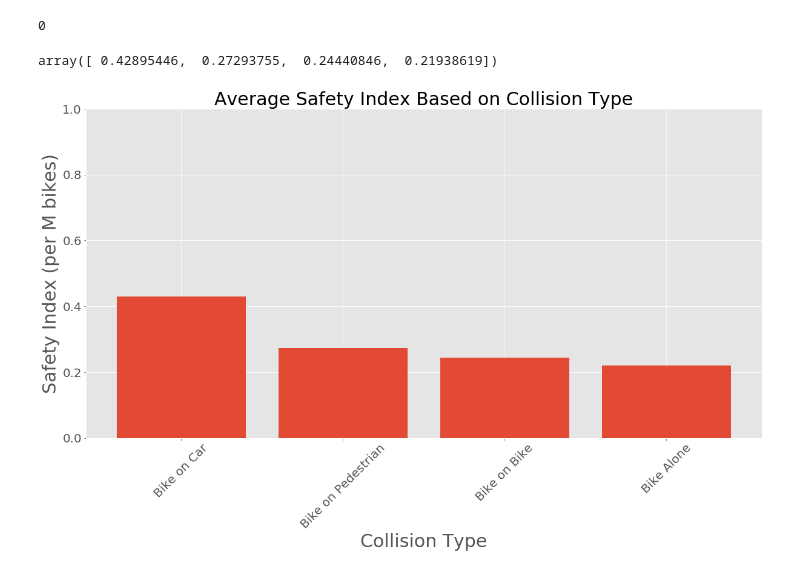
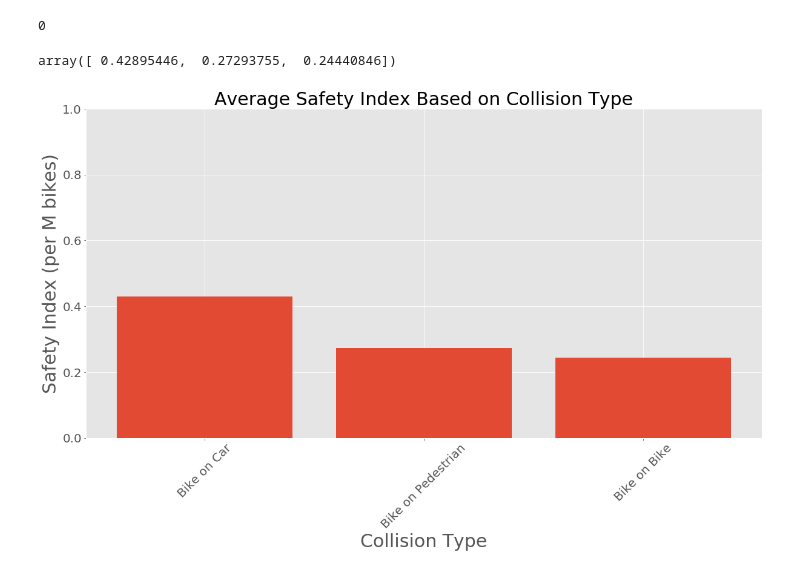
Before and after one commit to nealrea/collisionViz, a Jupyter notebook: data_exploration/avg_data.ipynb, the cells around one changed output. Drawn from its saved outputs; the diff is of its cells as text; code cells hidden in the pictures.

Commit message:
removed "bike alone" collision type

```diff
--- a/data_exploration/avg_data.ipynb
+++ b/data_exploration/avg_data.ipynb
@@ -138,7 +142,8 @@ safety_index_bikes
 # %% [output]
 0.2444084637049316
 # %%
-peds = collisions[(collisions['NUMBER OF PEDESTRIANS INJURED'] > 0)]
+peds = collisions[(collisions['NUMBER OF PEDESTRIANS INJURED'] > 0)
+                 ]
 safety_index_peds = peds['Collision Rate'].mean()
 if math.isnan(safety_index_peds):
     safety_index_peds = 0
@@ -179,20 +177,20 @@ len(bike_alone[bike_alone['VEHICLE TYPE CODE 1'].isnull()])
 # %% [output]
 0
 # %%
-safety = np.array([safety_index_cars, safety_index_peds, safety_index_bikes, safety_index_bike_alone])
+safety = np.array([safety_index_cars, safety_index_peds, safety_index_bikes])
 #safety = (safety-safety.min())/(safety.max()-safety.min())
 # %%
 safety
 # %% [output]
-array([ 0.42895446,  0.27293755,  0.24440846,  0.21938619])
+array([ 0.42895446,  0.27293755,  0.24440846])
 # %%
-plt.bar(range(4), safety, align='center')
+plt.bar(range(3), safety, align='center')
 plt.tick_params(axis='y', labelsize=20)
 plt.ylim([0,1])
-plt.xticks(range(4), ['Bike on Car', 'Bike on Pedestrian', 'Bike on Bike', 'Bike Alone'], fontsize=20 , rotation=45)
+plt.xticks(range(3), ['Bike on Car', 'Bike on Pedestrian', 'Bike on Bike'], fontsize=20 , rotation=45)
 plt.title('Average Safety Index Based on Collision Type', size=30)
 plt.xlabel('Collision Type', size=30)
 plt.ylabel('Safety Index (per M bikes)', size=30)
 plt.show()
 # %% [output]
-[figure, old version]
+[figure, new version]
```
Also changed, not shown: parts of 3 cells of this notebook.
